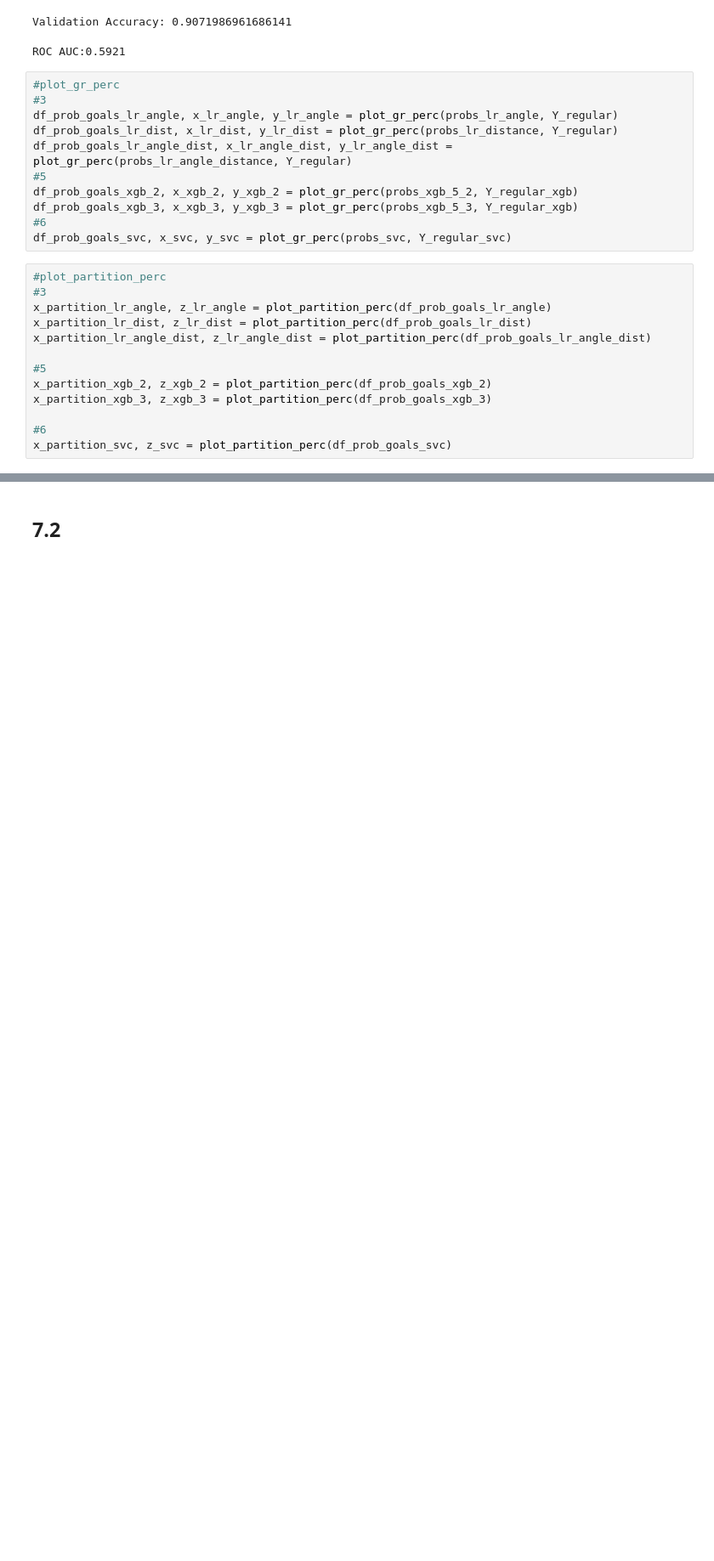
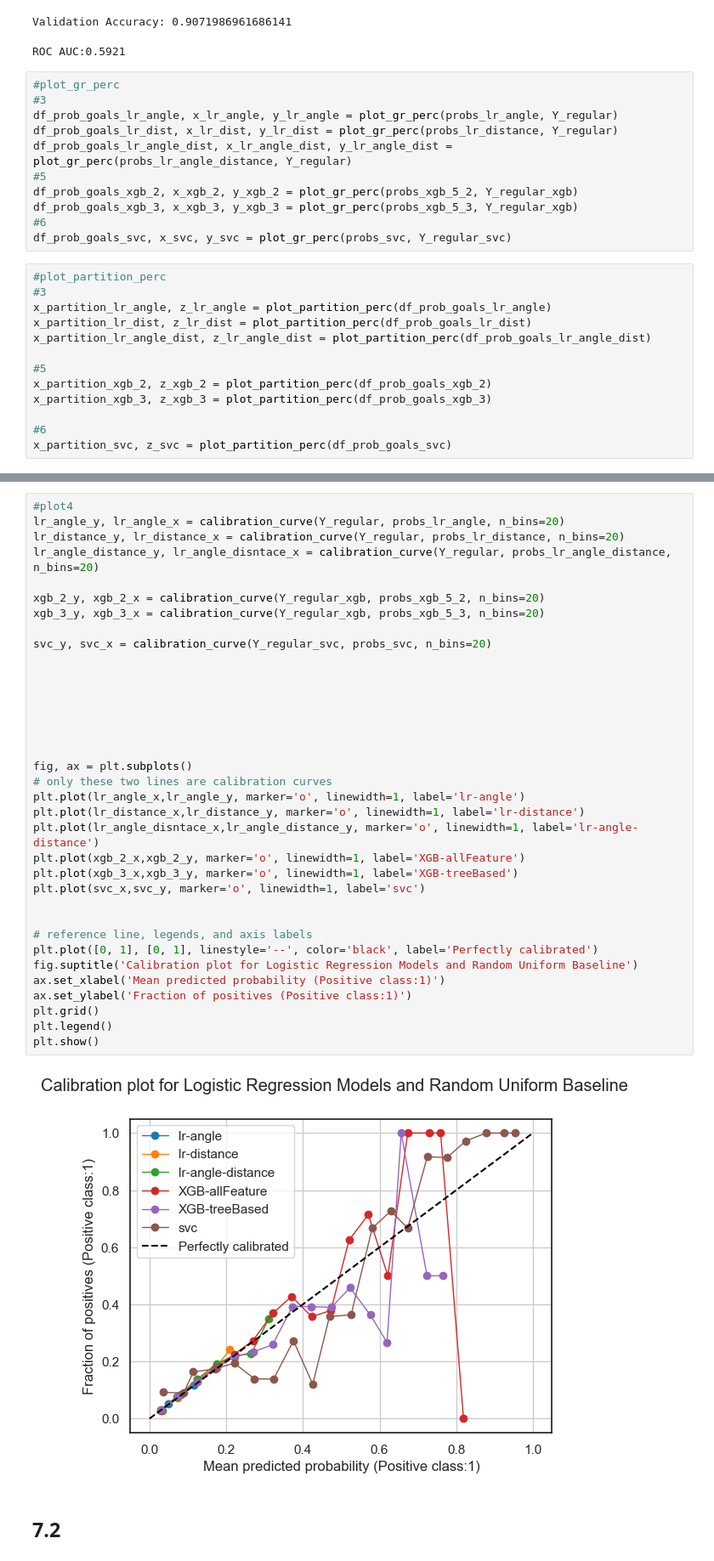
Before and after one commit to mina-parham/IFT6758-Project, a Jupyter notebook: notebooks/Milestone2_task7.ipynb, the cells around one changed output, grey strips where cells are left out. Shown at 85% size. Drawn from its saved outputs; the diff is of its cells as text; blank space fills up the shorter version.

```diff
--- a/notebooks/Milestone2_task7.ipynb
+++ b/notebooks/Milestone2_task7.ipynb
@@ -270,2 +311,39 @@ plt.show()
+# %%
+#plot4
+lr_angle_y, lr_angle_x = calibration_curve(Y_regular, probs_lr_angle, n_bins=20)
+lr_distance_y, lr_distance_x = calibration_curve(Y_regular, probs_lr_distance, n_bins=20)
+lr_angle_distance_y, lr_angle_disntace_x = calibration_curve(Y_regular, probs_lr_angle_distance, n_bins=20)
+
+xgb_2_y, xgb_2_x = calibration_curve(Y_regular_xgb, probs_xgb_5_2, n_bins=20)
+xgb_3_y, xgb_3_x = calibration_curve(Y_regular_xgb, probs_xgb_5_3, n_bins=20)
+
+svc_y, svc_x = calibration_curve(Y_regular_svc, probs_svc, n_bins=20)
+
+
+
+
+
+
+
+fig, ax = plt.subplots()
+# only these two lines are calibration curves
+plt.plot(lr_angle_x,lr_angle_y, marker='o', linewidth=1, label='lr-angle')
+plt.plot(lr_distance_x,lr_distance_y, marker='o', linewidth=1, label='lr-distance')
+plt.plot(lr_angle_disntace_x,lr_angle_distance_y, marker='o', linewidth=1, label='lr-angle-distance')
+plt.plot(xgb_2_x,xgb_2_y, marker='o', linewidth=1, label='XGB-allFeature')
+plt.plot(xgb_3_x,xgb_3_y, marker='o', linewidth=1, label='XGB-treeBased')
+plt.plot(svc_x,svc_y, marker='o', linewidth=1, label='svc')
+
+
+# reference line, legends, and axis labels
+plt.plot([0, 1], [0, 1], linestyle='--', color='black', label='Perfectly calibrated')
+fig.suptitle('Calibration plot for Logistic Regression Models and Random Uniform Baseline')
+ax.set_xlabel('Mean predicted probability (Positive class:1)')
+ax.set_ylabel('Fraction of positives (Positive class:1)')
+plt.grid()
+plt.legend()
+plt.show()
+# %% [output]
+[figure, added]
 # %% [markdown]
 ## 7.2
```
Also changed, not shown: parts of 10 cells of this notebook.
